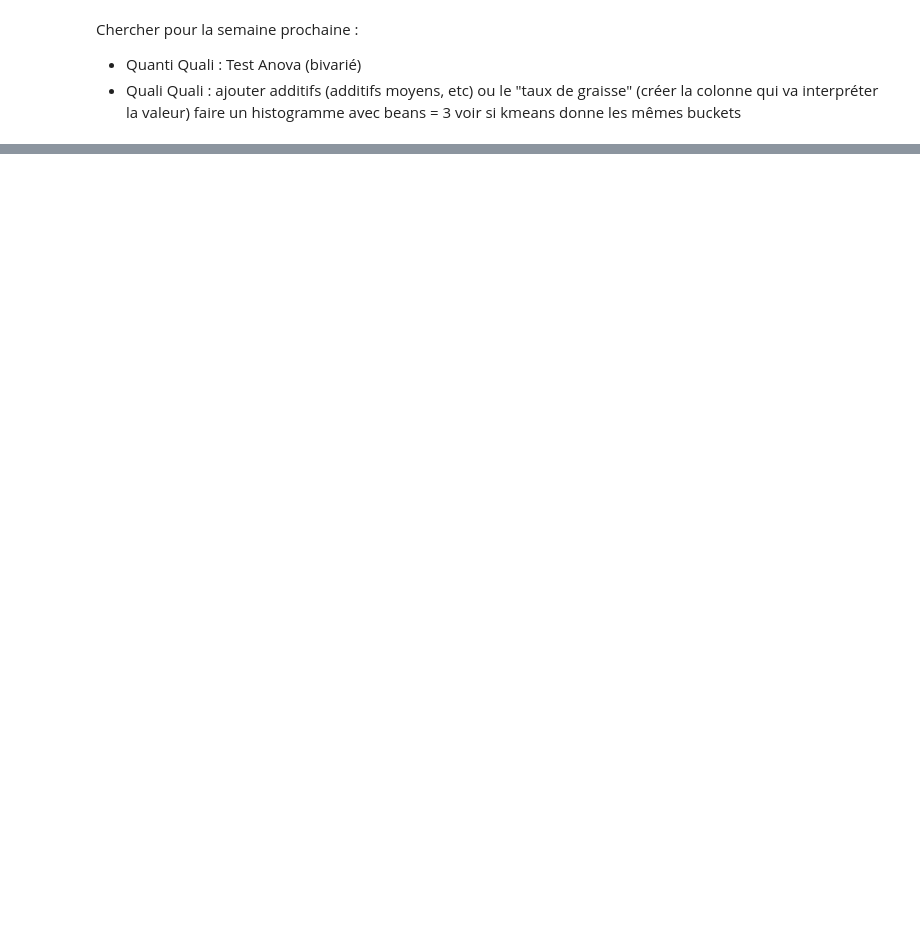
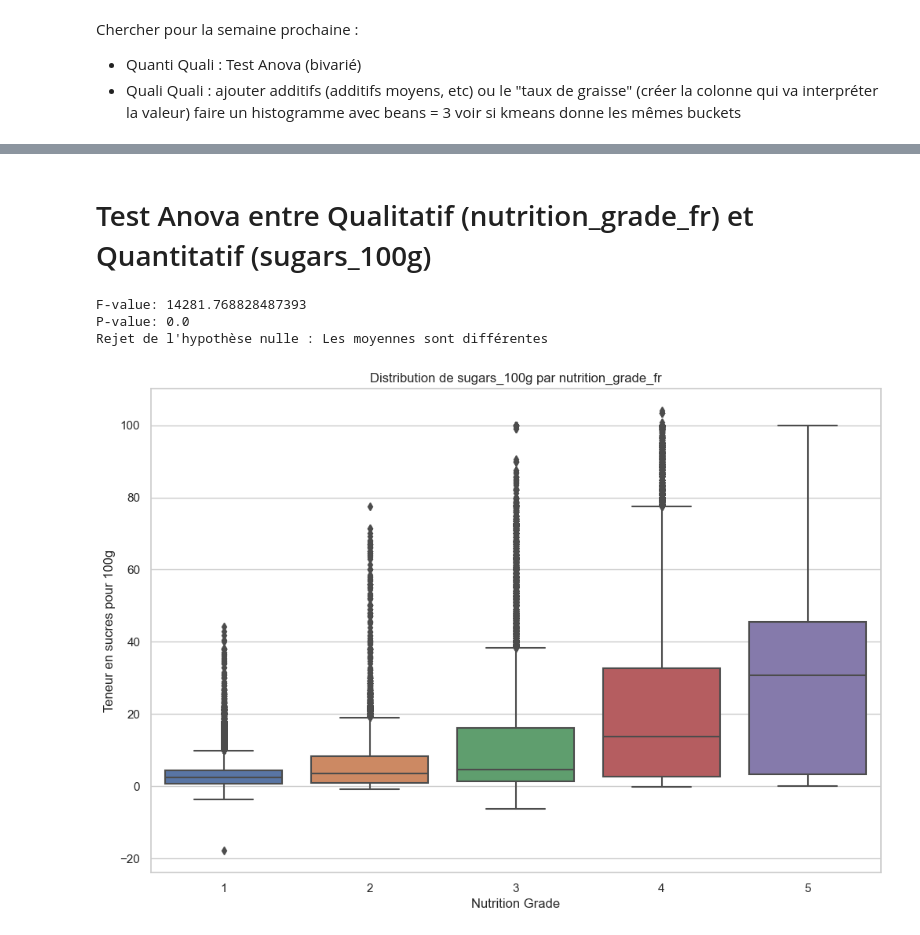
Before and after one commit to CharbonneauJean/OC-Projet2, a Jupyter notebook: oc-p2.ipynb, the cells around one changed output, grey strips where cells are left out. Cells and saved outputs as stored; diff of their text form; code cells hidden in the pictures; blank space fills up the shorter version.

```diff
--- a/oc-p2.ipynb
+++ b/oc-p2.ipynb
@@ -516,0 +601,41 @@ voir si kmeans donne les mêmes buckets
+# %% [markdown]
+# Test Anova entre Qualitatif (nutrition_grade_fr) et Quantitatif (sugars_100g)
+# %%
+# Importation des bibliothèques nécessaires
+import pandas as pd
+import scipy.stats as stats
+import seaborn as sns
+import matplotlib.pyplot as plt
+
+# Assumons que df_without_name est votre DataFrame
+
+# Effectuer un test ANOVA à un facteur avec la méthode f_oneway de scipy.stats
+fvalue, pvalue = stats.f_oneway(*(df_without_name['sugars_100g'][df_without_name['nutrition_grade_fr'] == grade] for grade in df_without_name['nutrition_grade_fr'].unique()))
+
+# Afficher les résultats du test ANOVA
+print(f"F-value: {fvalue}")
+print(f"P-value: {pvalue}")
+
+# Vérifier si la p-value est inférieure à 0.05
+if pvalue < 0.05:
+    print("Rejet de l'hypothèse nulle : Les moyennes sont différentes")
+else:
+    print("On ne peut pas rejeter l'hypothèse nulle : Les moyennes sont similaires")
+
+# Création du graphique avec Seaborn
+sns.set(style="whitegrid")
+plt.figure(figsize=(12, 8))
+
+sns.boxplot(x='nutrition_grade_fr', y='sugars_100g', data=df_without_name)
+
+plt.title('Distribution de sugars_100g par nutrition_grade_fr')
+plt.xlabel('Nutrition Grade')
+plt.ylabel('Teneur en sucres pour 100g')
+
+# Afficher le graphique
+plt.show()
+# %% [output]
+F-value: 14281.768828487393
+P-value: 0.0
+Rejet de l'hypothèse nulle : Les moyennes sont différentes
+[figure, added]
```
Also changed, not shown: parts of 28 cells of this notebook.
